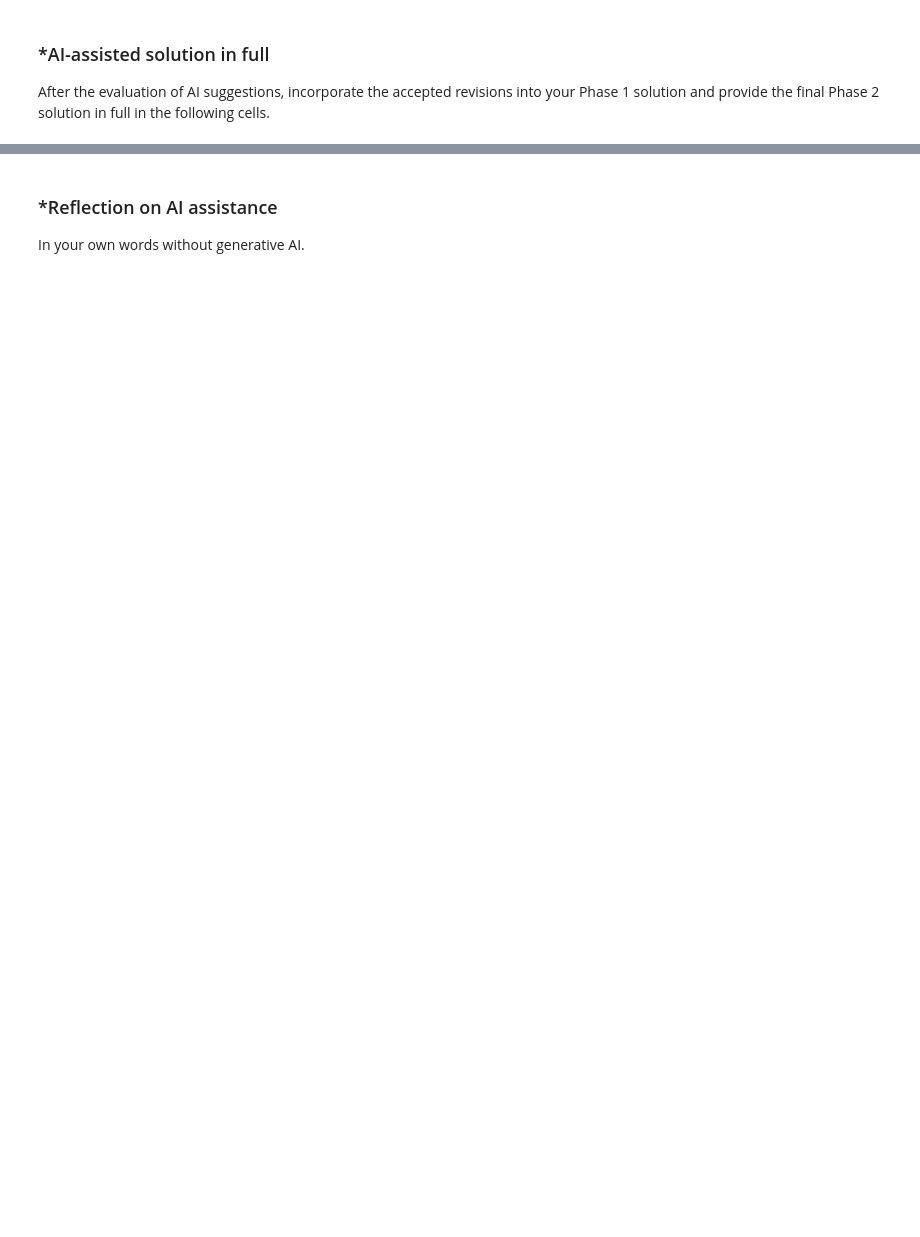
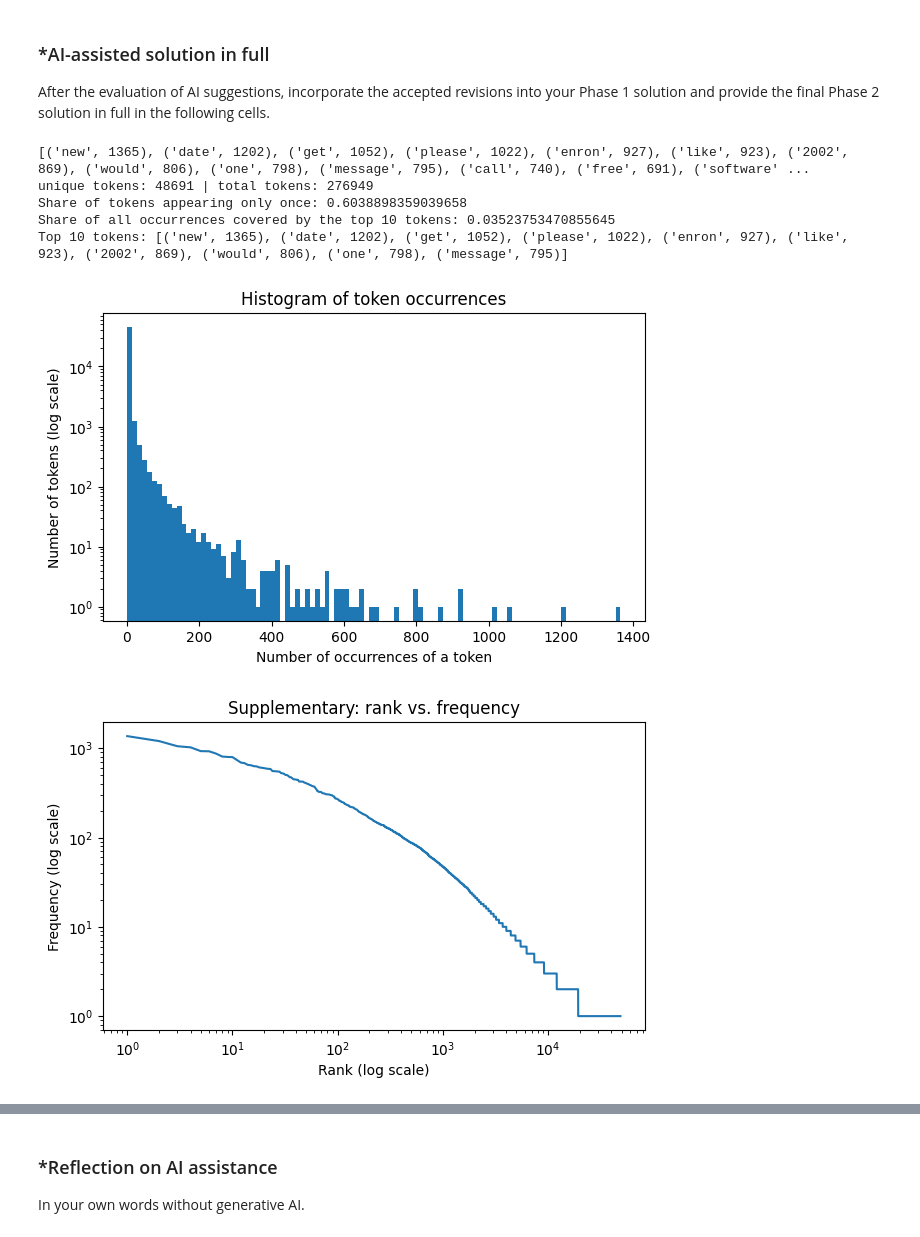
Before and after one commit to angelpavu/A05-pca, a Jupyter notebook: notebook_(6).ipynb, the cells around one changed output, grey strips where cells are left out. Cells and saved outputs as stored; diff of their text form; code cells hidden in the pictures; blank space fills up the shorter version.

Commit message:
Phase 2 Commit

```diff
--- a/notebook_(6).ipynb
+++ b/notebook_(6).ipynb
@@ -219,0 +228,49 @@ After the evaluation of AI suggestions, incorporate the accepted revisions into
+# %%
+# Your Phase 2 solution to the problem goes here.
+
+# Question 1
+import pickle
+import numpy as np
+import pandas as pd
+import matplotlib.pyplot as plt
+from collections import Counter
+
+with open('/content/all_tokens.pickle', 'rb') as file:
+    all_tokens = pickle.load(file)
+
+token_count = Counter(all_tokens)
+token_freq = token_count.most_common()
+counts = np.array([c for _, c in token_freq])
+
+print(token_freq[:20])
+print("unique tokens:", len(counts), "| total tokens:", counts.sum())
+
+# CHANGE 1: summary statistics
+print("Share of tokens appearing only once:", (counts == 1).mean())
+print("Share of all occurrences covered by the top 10 tokens:", counts[:10].sum() / counts.sum())
+print("Top 10 tokens:", token_freq[:10])
+
+# Histogram of occurrences (how many tokens occur n times)
+plt.figure(figsize=(7, 4))
+plt.hist(counts, bins=100)
+plt.yscale('log')
+plt.xlabel('Number of occurrences of a token')
+plt.ylabel('Number of tokens (log scale)')
+plt.title('Histogram of token occurrences')
+plt.show()
+
+# CHANGE 2: supplementary log-log rank vs. frequency plot
+plt.figure(figsize=(7, 4))
+plt.loglog(range(1, len(counts) + 1), counts)
+plt.xlabel('Rank (log scale)')
+plt.ylabel('Frequency (log scale)')
+plt.title('Supplementary: rank vs. frequency')
+plt.show()
+# %% [output]
+[('new', 1365), ('date', 1202), ('get', 1052), ('please', 1022), ('enron', 927), ('like', 923), ('2002', 869), ('would', 806), ('one', 798), ('message', 795), ('call', 740), ('free', 691), ('software' ...
+unique tokens: 48691 | total tokens: 276949
+Share of tokens appearing only once: 0.6038898359039658
+Share of all occurrences covered by the top 10 tokens: 0.03523753470855645
+Top 10 tokens: [('new', 1365), ('date', 1202), ('get', 1052), ('please', 1022), ('enron', 927), ('like', 923), ('2002', 869), ('would', 806), ('one', 798), ('message', 795)]
+[figure, added]
+[figure, added]
```
Also changed, not shown: parts of 18 cells of this notebook.
